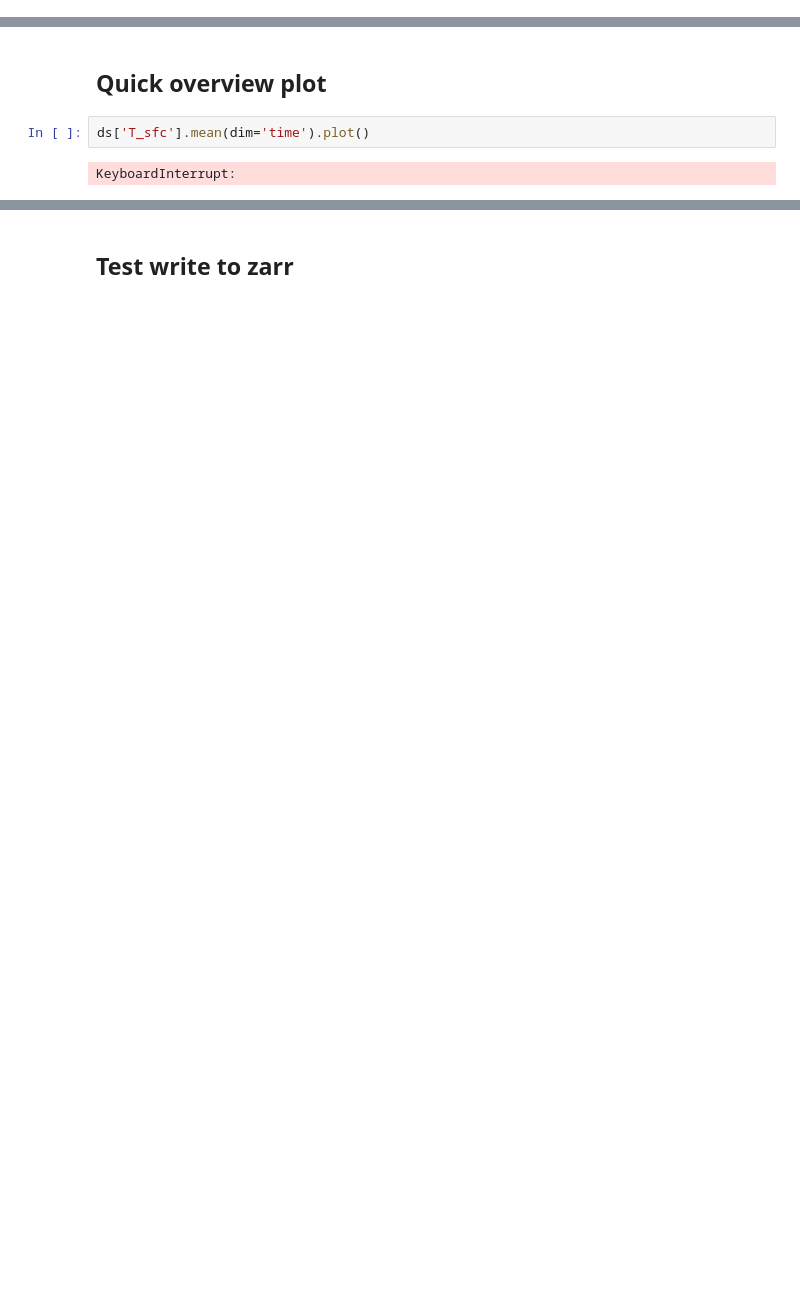
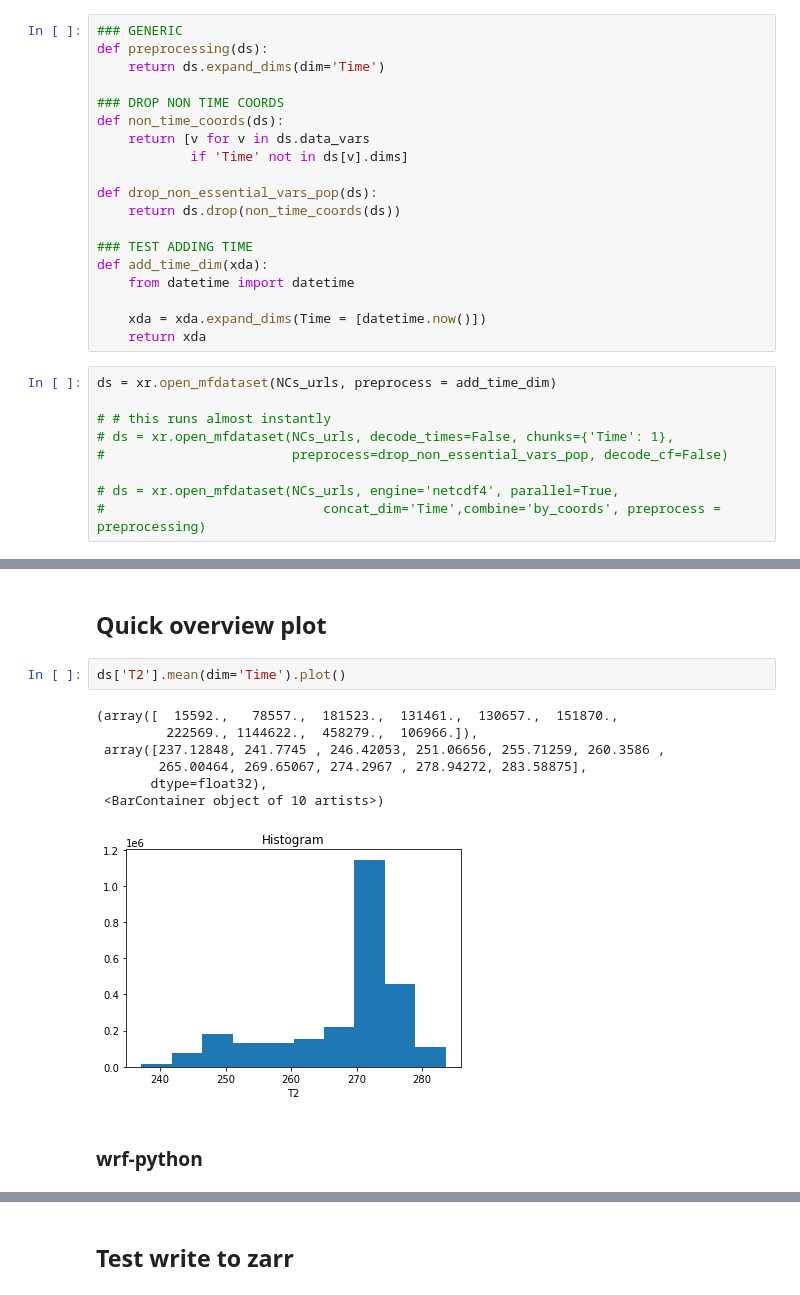
Before and after one commit to ldeo-glaciology/pangeo-AMPS, a Jupyter notebook: test_lazyload_AMPS_OOI-d02.ipynb, the cells around one changed output, grey strips where cells are left out. Drawn from its saved outputs; the diff is of its cells as text; blank space fills up the shorter version.

```diff
--- a/test_lazyload_AMPS_OOI-d02.ipynb
+++ b/test_lazyload_AMPS_OOI-d02.ipynb
@@ -149,0 +323,28 @@ K
+# %%
+### GENERIC
+def preprocessing(ds):
+    return ds.expand_dims(dim='Time')
+
+### DROP NON TIME COORDS
+def non_time_coords(ds):
+    return [v for v in ds.data_vars
+            if 'Time' not in ds[v].dims]
+
+def drop_non_essential_vars_pop(ds):
+    return ds.drop(non_time_coords(ds))
+
+### TEST ADDING TIME
+def add_time_dim(xda):
+    from datetime import datetime
+
+    xda = xda.expand_dims(Time = [datetime.now()])
+    return xda
+# %%
+ds = xr.open_mfdataset(NCs_urls, preprocess = add_time_dim)
+
+# # this runs almost instantly
+# ds = xr.open_mfdataset(NCs_urls, decode_times=False, chunks={'Time': 1},
+#                        preprocess=drop_non_essential_vars_pop, decode_cf=False)
+
+# ds = xr.open_mfdataset(NCs_urls, engine='netcdf4', parallel=True,
+#                            concat_dim='Time',combine='by_coords', preprocess = preprocessing)
@@ -150,6 +438,14 @@ K
 # %% [markdown]
 ## Quick overview plot
 # %%
-ds['T_sfc'].mean(dim='time').plot()
+ds['T2'].mean(dim='Time').plot()
 # %% [output]
-KeyboardInterrupt:
+(array([  15592.,   78557.,  181523.,  131461.,  130657.,  151870.,
+         222569., 1144622.,  458279.,  106966.]),
+ array([237.12848, 241.7745 , 246.42053, 251.06656, 255.71259, 260.3586 ,
+        265.00464, 269.65067, 274.2967 , 278.94272, 283.58875],
+       dtype=float32),
+ <BarContainer object of 10 artists>)
+[figure, added]
+# %% [markdown]
+### wrf-python
```
Also changed, not shown: parts of 46 cells of this notebook, 3 other files.
